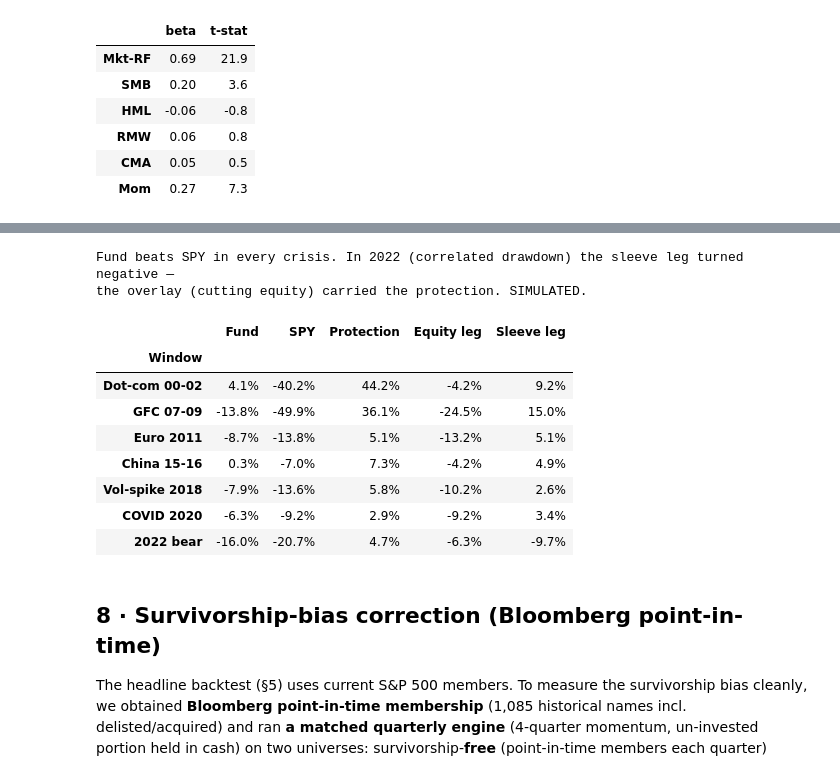
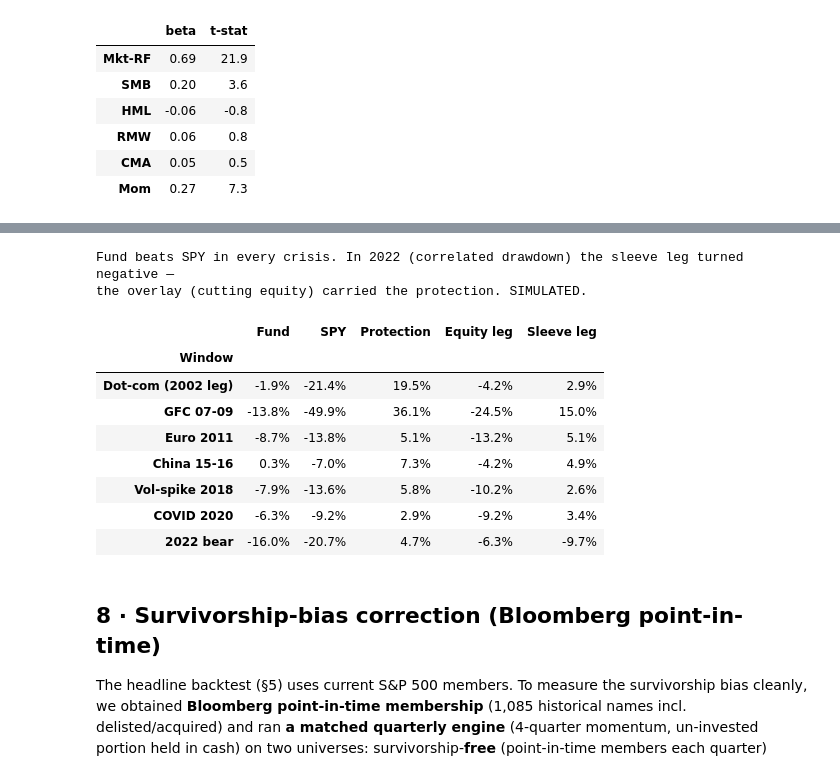
Before and after one commit to torkmell/assetmanProj, a Jupyter notebook: GSD2T_Quant_Appendix.ipynb, the cells around one changed output, grey strips where cells are left out. Cells and saved outputs as stored; diff of their text form; code cells hidden in the pictures.

```diff
--- a/GSD2T_Quant_Appendix.ipynb
+++ b/GSD2T_Quant_Appendix.ipynb
@@ -222,23 +224,24 @@ equity-factor model cannot span (see §13). The cleanest, model-free wins are th
 # %%
-windows={"Dot-com 00-02":("2000-09-30","2002-10-31"),"GFC 07-09":("2007-10-31","2009-02-28"),
+# clamp every window to >= START so no crisis stat uses warm-up data and fund vs SPY share the same dates
+windows={"Dot-com (2002 leg)":("2000-09-30","2002-10-31"),"GFC 07-09":("2007-10-31","2009-02-28"),
  "Euro 2011":("2011-07-31","2011-09-30"),"China 15-16":("2015-08-31","2016-02-29"),
  "Vol-spike 2018":("2018-10-31","2018-12-31"),"COVID 2020":("2020-02-29","2020-04-30"),"2022 bear":("2021-12-31","2022-09-30")}
-def tot(s,a,b): seg=s.loc[a:b].dropna(); return float((1+seg).prod()-1) if len(seg) else np.nan
+def tot(s,a,b): seg=s.loc[START:].loc[a:b].dropna(); return float((1+seg).prod()-1) if len(seg) else np.nan
 rows=[]
 for nm,(a,b) in windows.items():
     rows.append({"Window":nm,"Fund":tot(port,a,b),"SPY":tot(spy,a,b),
                  "Protection":tot(port,a,b)-tot(spy,a,b),"Equity leg":tot(equity_leg,a,b),"Sleeve leg":tot(sleeve_leg,a,b)})
 ST=pd.DataFrame(rows).set_index("Window")
 for col in ST.columns: ST[col]=(ST[col]*100).round(1).astype(str)+"%"
 print("Fund beats SPY in every crisis. In 2022 (correlated drawdown) the sleeve leg turned negative —")
 print("the overlay (cutting equity) carried the protection. SIMULATED.")
 ST
 # %% [output]
 Fund beats SPY in every crisis. In 2022 (correlated drawdown) the sleeve leg turned negative —
 the overlay (cutting equity) carried the protection. SIMULATED.
 |  | Fund | SPY | Protection | Equity leg | Sleeve leg |
 | Window |  |  |  |  |  |
-| Dot-com 00-02 | 4.1% | -40.2% | 44.2% | -4.2% | 9.2% |
+| Dot-com (2002 leg) | -1.9% | -21.4% | 19.5% | -4.2% | 2.9% |
 | GFC 07-09 | -13.8% | -49.9% | 36.1% | -24.5% | 15.0% |
 | Euro 2011 | -8.7% | -13.8% | 5.1% | -13.2% | 5.1% |
 | China 15-16 | 0.3% | -7.0% | 7.3% | -4.2% | 4.9% |
```
Also changed, not shown: parts of 2 cells of this notebook, 6 other files.
